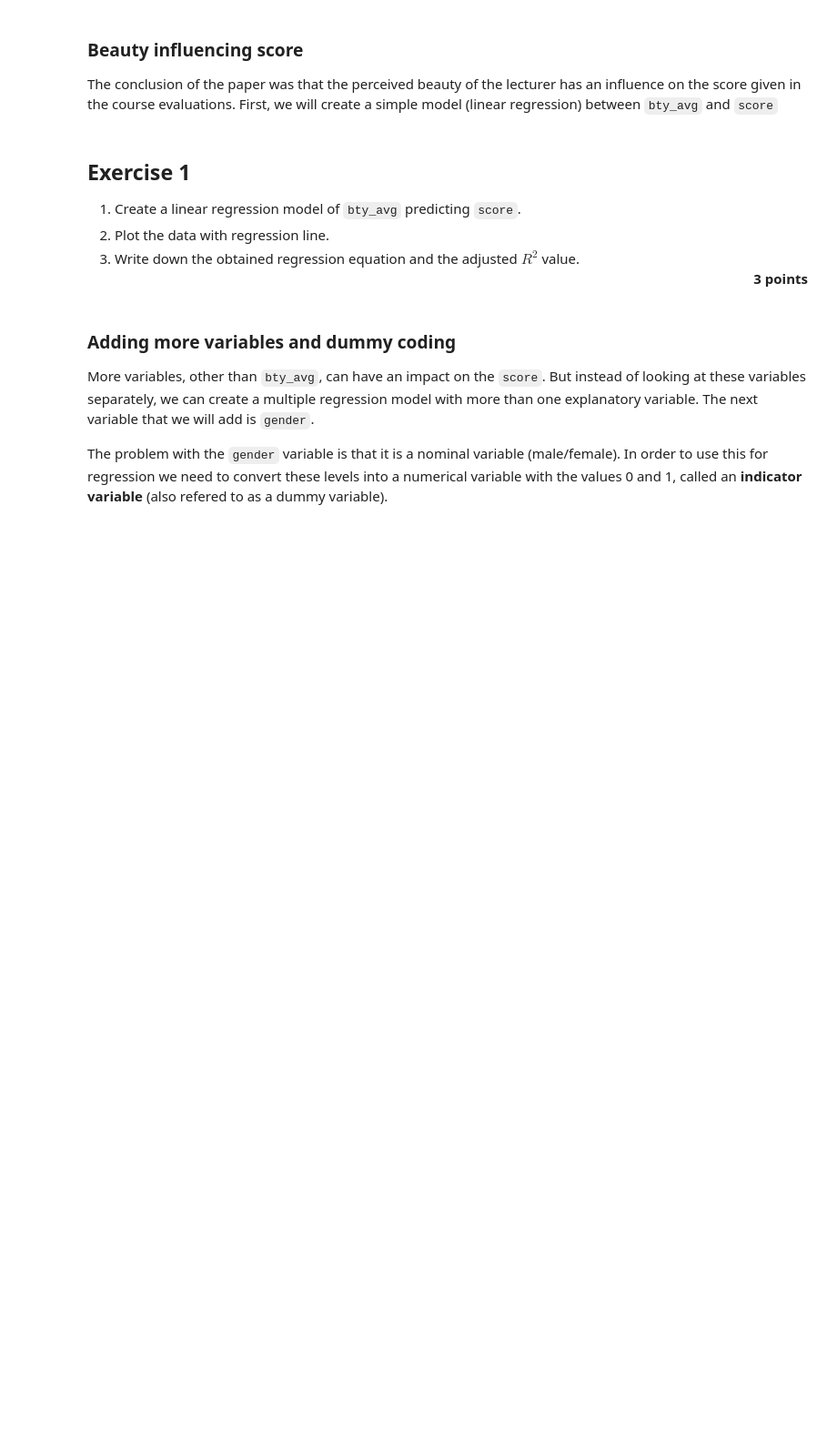
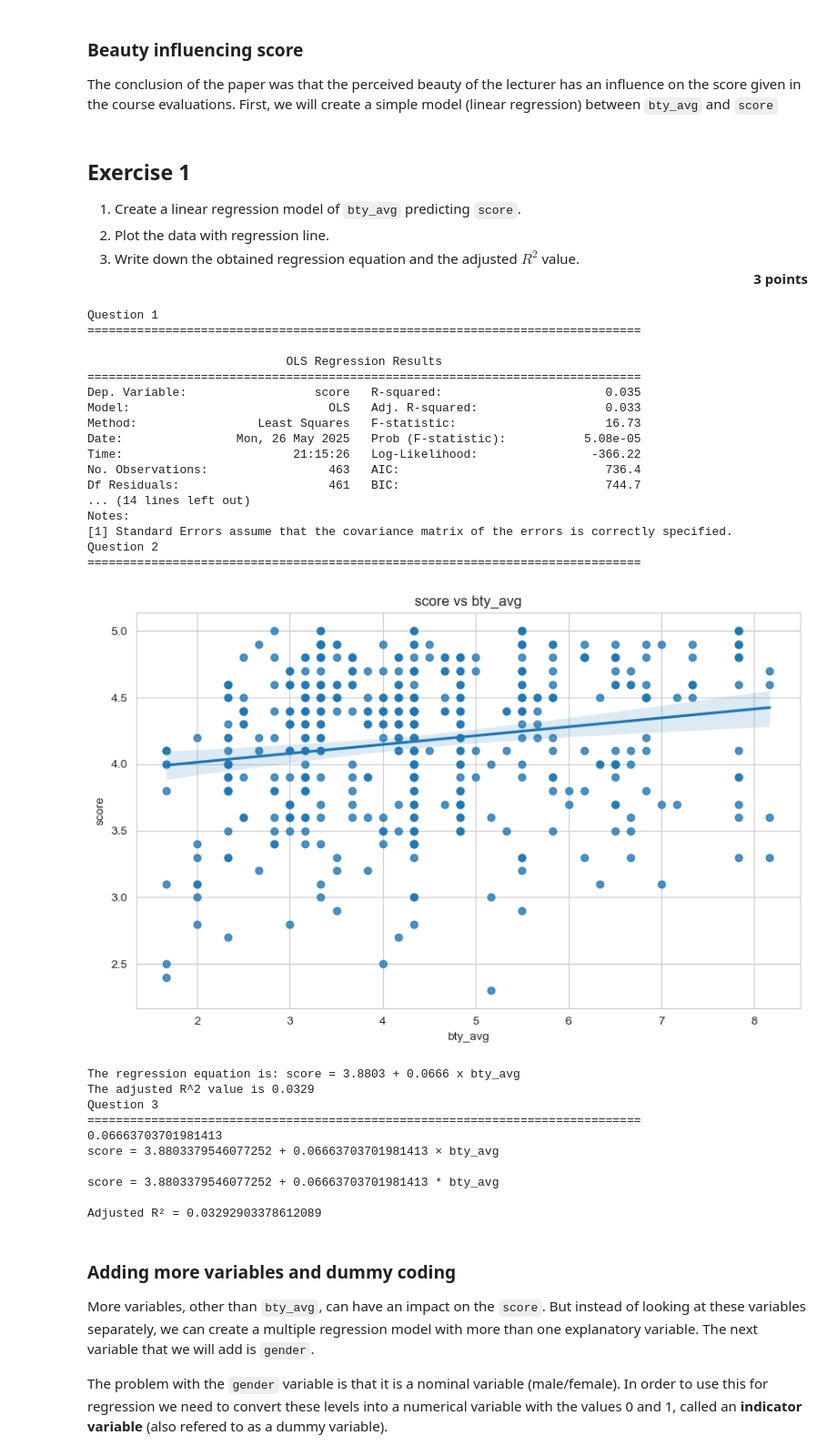
Before and after one commit to felixleopold/Frequentist-Statistics, a Jupyter notebook: FS_Assignment6/Assignment6.ipynb, the cells around one changed output. Shown: that part at 91% size. Saved outputs shown, nothing was run; the diff lists cells and outputs as text; code cells hidden in the pictures; blank space fills up the shorter version.

```diff
--- a/FS_Assignment6/Assignment6.ipynb
+++ b/FS_Assignment6/Assignment6.ipynb
@@ -32,26 +40,78 @@ The conclusion of the paper was that the perceived beauty of the lecturer has an
 # %%
 # your code/answer here
 # score is the dependent variable (response) and bty_avg is the independent (predictor)
 def print_question(question_number, sep_line_width = 78):
     print(f"Question {question_number}")
     print(sep_line_width * "=")
 
 print_question(1)
 print("")
 formula_string = "score ~ bty_avg"
 
 model = sm.formula.ols(formula=formula_string, data=courseEval)
 model_fitted = model.fit()
 
 print(model_fitted.summary())
 
+print_question(2)
+
 plt.figure(figsize=(10, 6))
 sns.regplot(data=courseEval, x='bty_avg', y='score')
 plt.title('score vs bty_avg')
 plt.show()
 
 print(f"The regression equation is: score = {model_fitted.params['Intercept']:.4f} + {model_fitted.params['bty_avg']:.4f} x bty_avg")
 print(f"The adjusted R^2 value is {model_fitted.rsquared_adj:.4f}")
+
+
+print_question(3)
+
+
+intercept_value = model_fitted.params['Intercept']
+slope_value = model_fitted.params['bty_avg']
+
+
+print(slope_value)
+
+print(f"score = {intercept_value} + {slope_value} × bty_avg")
+print()
+
+print(f"score = {intercept_value} + {slope_value} * bty_avg")
+print()
+
+r_squared_adjusted = model_fitted.rsquared_adj
+
+
+print(f"Adjusted R² = {r_squared_adjusted}")
+# %% [output]
+Question 1
+==============================================================================
+
+                            OLS Regression Results
+==============================================================================
+Dep. Variable:                  score   R-squared:                       0.035
+Model:                            OLS   Adj. R-squared:                  0.033
+Method:                 Least Squares   F-statistic:                     16.73
+Date:                Mon, 26 May 2025   Prob (F-statistic):           5.08e-05
+Time:                        21:15:26   Log-Likelihood:                -366.22
+No. Observations:                 463   AIC:                             736.4
+Df Residuals:                     461   BIC:                             744.7
+... (14 lines left out)
+Notes:
+[1] Standard Errors assume that the covariance matrix of the errors is correctly specified.
+Question 2
+==============================================================================
+[figure, added]
+The regression equation is: score = 3.8803 + 0.0666 x bty_avg
+The adjusted R^2 value is 0.0329
+Question 3
+==============================================================================
+0.06663703701981413
+score = 3.8803379546077252 + 0.06663703701981413 × bty_avg
+
+score = 3.8803379546077252 + 0.06663703701981413 * bty_avg
+
+Adjusted R² = 0.03292903378612089
 # %% [markdown]
 ### **Adding more variables and dummy coding**
 
```
Also changed, not shown: parts of 10 cells of this notebook.
